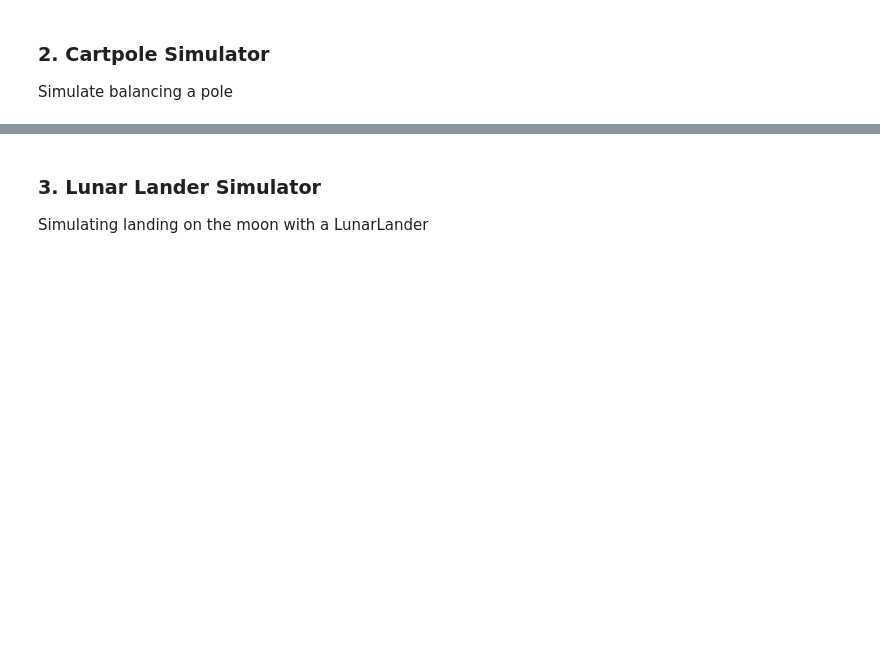
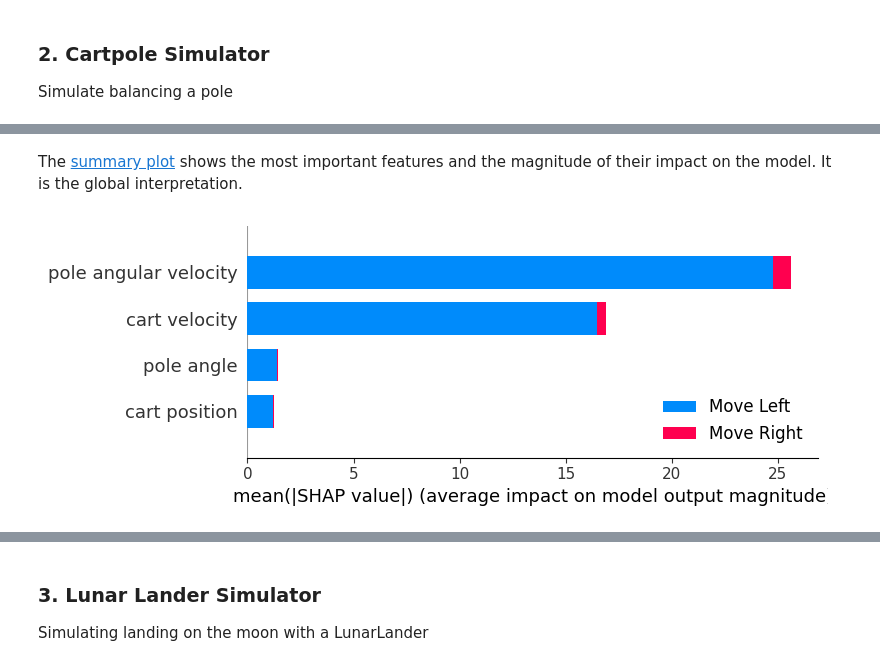
Before and after one commit to rob-sullivan/tu060, a Jupyter notebook: robert_s_sullivan_msc_dissertation.ipynb, the cells around one changed output, grey strips where cells are left out. Saved outputs shown, nothing was run; the diff lists cells and outputs as text; code cells hidden in the pictures; blank space fills up the shorter version.

```diff
--- a/robert_s_sullivan_msc_dissertation.ipynb
+++ b/robert_s_sullivan_msc_dissertation.ipynb
@@ -474,0 +648,3 @@ env.close()
+# %%
+states = np.concatenate(agent.df.batch_state.values)
+states = torch.tensor(states)
@@ -474,0 +667,4 @@ env.close()
+# %%
+#38401
+training_states = states[0:1000] #38398
+test_states = states[1800:2000] #38398:38401
@@ -474,0 +701,6 @@ env.close()
+# %%
+# DeepExplainer to explain predictions of the model
+explainer = shap.DeepExplainer(agent.model, training_states) #training data
+# %%
+# compute shap values
+shap_values = explainer.shap_values(test_states) #Returns approximate SHAP values for the model applied to the data given by X. 23.3s for 1000 training in test_states
@@ -474,0 +738,6 @@ env.close()
+# %% [markdown]
+The [summary plot](https://towardsdatascience.com/deep-learning-model-interpretation-using-shap-a21786e91d16) shows the most important features and the magnitude of their impact on the model. It is the global interpretation.
+# %%
+shap.summary_plot(shap_values[:], plot_type = 'bar', feature_names = ['cart position',	'cart velocity', 'pole angle', 'pole angular velocity'], class_names=['Move Left', 'Move Right']) #env.df.columns not the best
+# %% [output]
+[figure, added]
```
Also changed, not shown: parts of 85 cells of this notebook.
